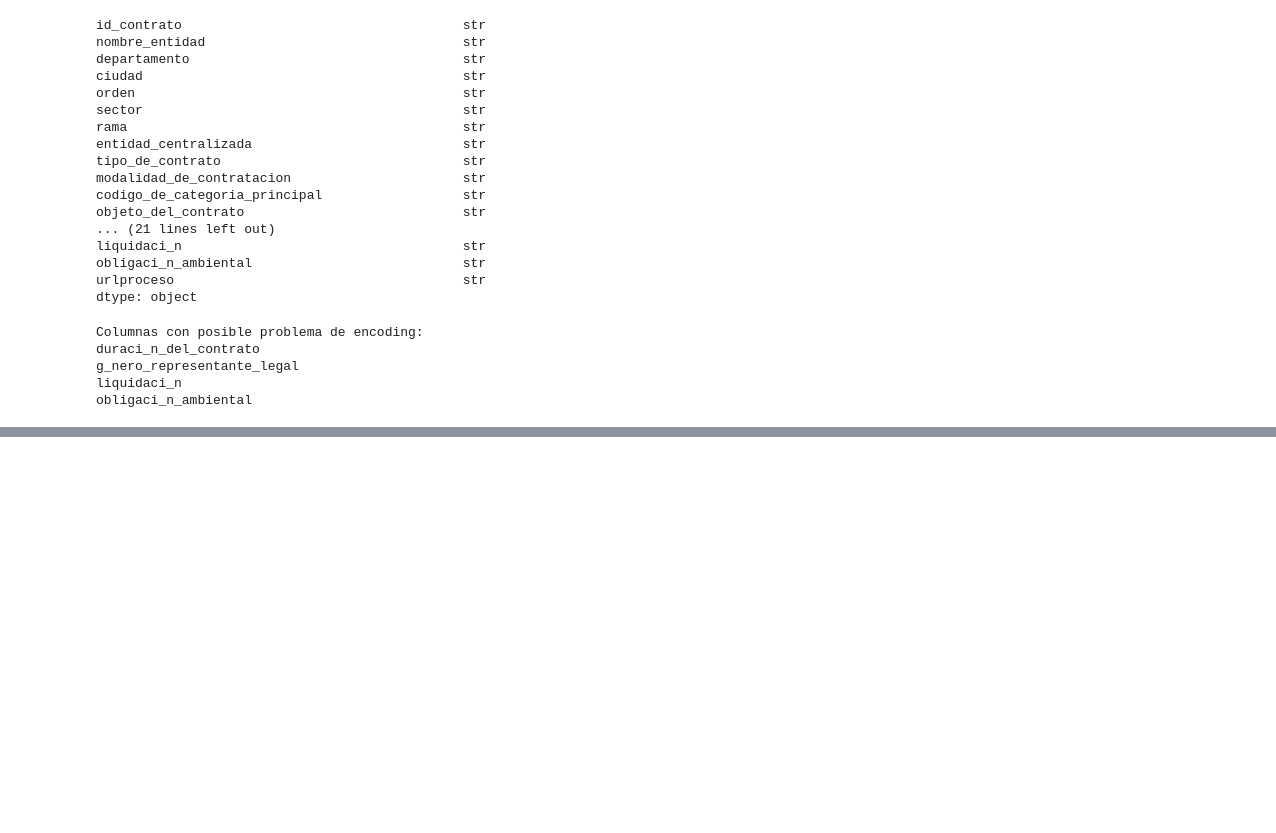
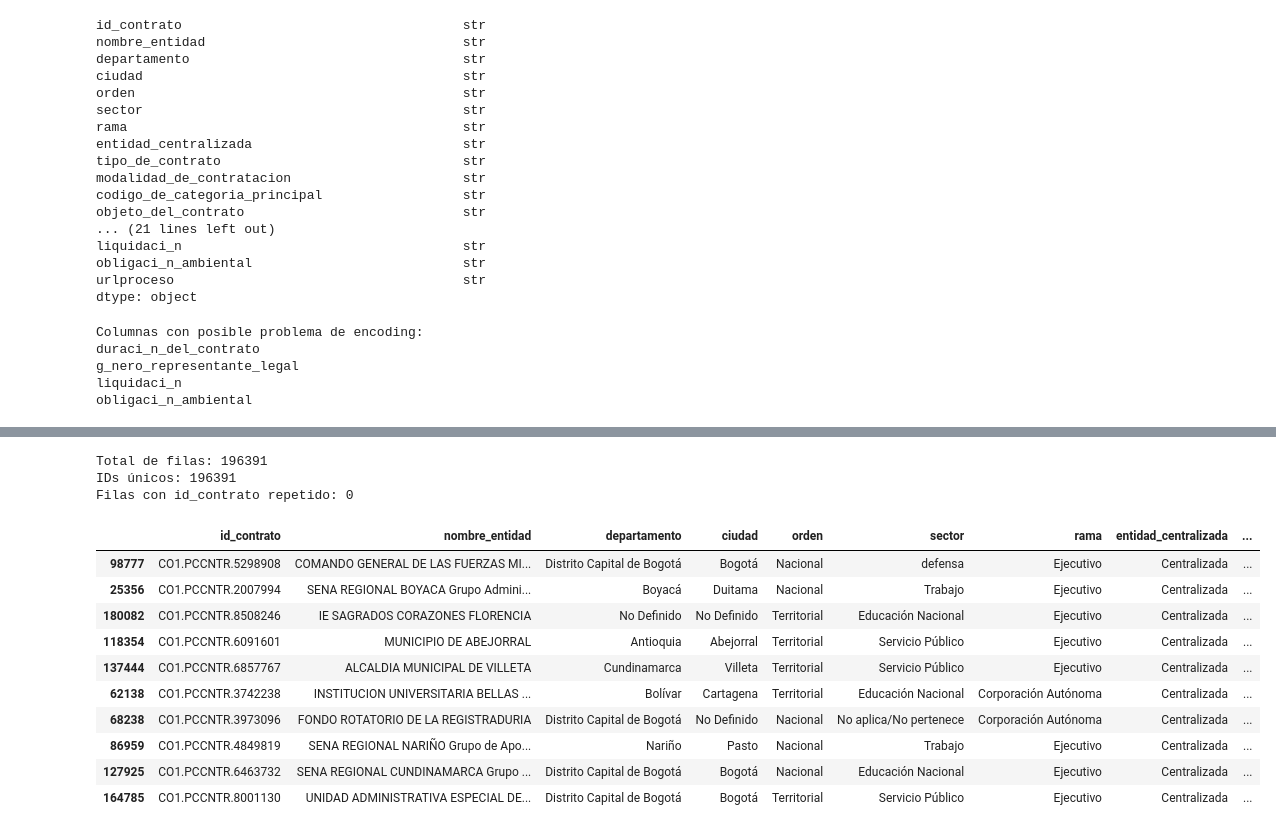
Before and after one commit to rporras10/secop-eda, a Jupyter notebook: eda_secop.ipynb, the cells around one changed output, grey strips where cells are left out. Drawn from its saved outputs; the diff is of its cells as text; code cells hidden in the pictures; blank space fills up the shorter version.

```diff
--- a/eda_secop.ipynb
+++ b/eda_secop.ipynb
@@ -66,0 +96,26 @@ obligaci_n_ambiental
+# %%
+# 1. ¿Cuántos IDs únicos hay vs. cuántas filas totales?
+print("Total de filas:", len(secop_df))
+print("IDs únicos:", secop_df['id_contrato'].nunique())
+
+# 2. Si los números no coinciden, hay duplicados
+duplicados = secop_df['id_contrato'].duplicated().sum()
+print("Filas con id_contrato repetido:", duplicados)
+# %% [output]
+Total de filas: 196391
+IDs únicos: 196391
+Filas con id_contrato repetido: 0
+# %%
+secop_df.sample(10)
+# %% [output]
+|  | id_contrato | nombre_entidad | departamento | ciudad | orden | sector | rama | entidad_centralizada | ... |
+| 98777 | CO1.PCCNTR.5298908 | COMANDO GENERAL DE LAS FUERZAS MI... | Distrito Capital de Bogotá | Bogotá | Nacional | defensa | Ejecutivo | Centralizada | ... |
+| 25356 | CO1.PCCNTR.2007994 | SENA REGIONAL BOYACA Grupo Admini... | Boyacá | Duitama | Nacional | Trabajo | Ejecutivo | Centralizada | ... |
+| 180082 | CO1.PCCNTR.8508246 | IE SAGRADOS CORAZONES FLORENCIA | No Definido | No Definido | Territorial | Educación Nacional | Ejecutivo | Centralizada | ... |
+| 118354 | CO1.PCCNTR.6091601 | MUNICIPIO DE ABEJORRAL | Antioquia | Abejorral | Territorial | Servicio Público | Ejecutivo | Centralizada | ... |
+| 137444 | CO1.PCCNTR.6857767 | ALCALDIA MUNICIPAL DE VILLETA | Cundinamarca | Villeta | Territorial | Servicio Público | Ejecutivo | Centralizada | ... |
+| 62138 | CO1.PCCNTR.3742238 | INSTITUCION UNIVERSITARIA BELLAS ... | Bolívar | Cartagena | Territorial | Educación Nacional | Corporación Autónoma | Centralizada | ... |
+| 68238 | CO1.PCCNTR.3973096 | FONDO ROTATORIO DE LA REGISTRADURIA | Distrito Capital de Bogotá | No Definido | Nacional | No aplica/No pertenece | Corporación Autónoma | Centralizada | ... |
+| 86959 | CO1.PCCNTR.4849819 | SENA REGIONAL NARIÑO Grupo de Apo... | Nariño | Pasto | Nacional | Trabajo | Ejecutivo | Centralizada | ... |
+| 127925 | CO1.PCCNTR.6463732 | SENA REGIONAL CUNDINAMARCA Grupo ... | Distrito Capital de Bogotá | Bogotá | Nacional | Educación Nacional | Ejecutivo | Centralizada | ... |
+| 164785 | CO1.PCCNTR.8001130 | UNIDAD ADMINISTRATIVA ESPECIAL DE... | Distrito Capital de Bogotá | Bogotá | Territorial | Servicio Público | Ejecutivo | Centralizada | ... |
```
Also changed, not shown: parts of 11 cells of this notebook.
